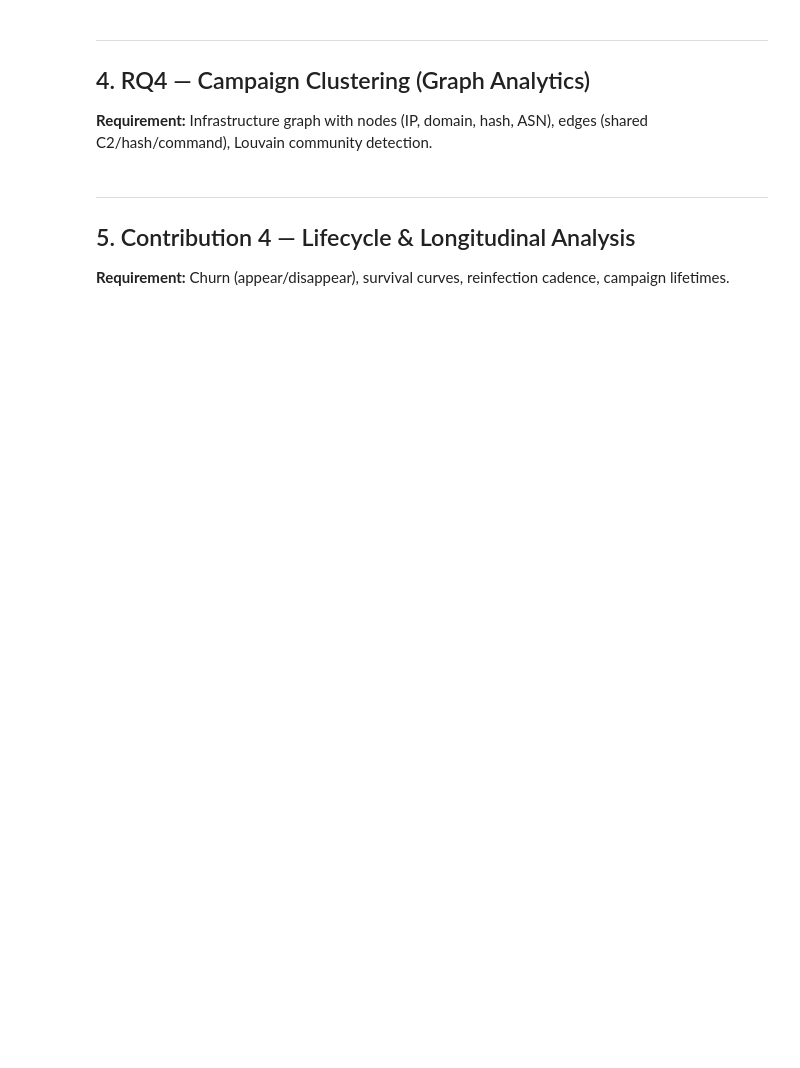
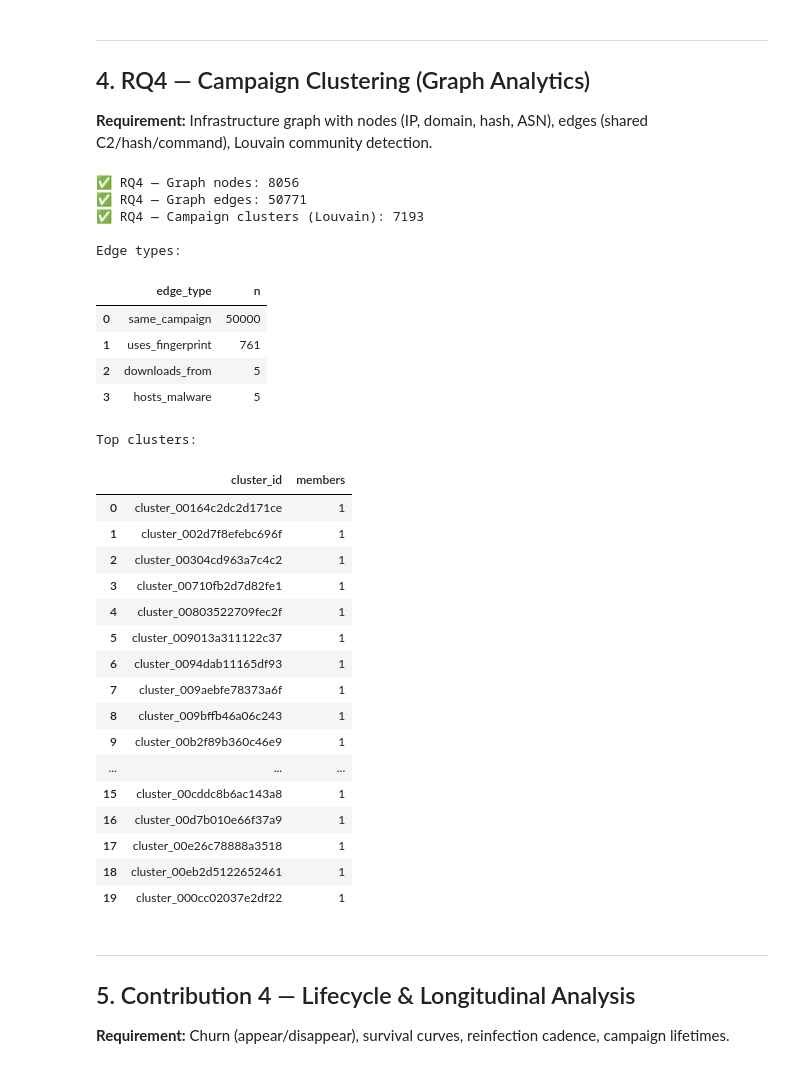
Before and after one commit to Faisal-8898/Cyber-Security-Data-Analysis-Pipeline, a Jupyter notebook: research-notebook/investigation-of-data.ipynb, the cells around one changed output. Drawn from its saved outputs; the diff is of its cells as text; code cells hidden in the pictures; blank space fills up the shorter version.

```diff
--- a/research-notebook/investigation-of-data.ipynb
+++ b/research-notebook/investigation-of-data.ipynb
@@ -280,24 +438,53 @@ display(creds)
 ## 4. RQ4 — Campaign Clustering (Graph Analytics)
 **Requirement:** Infrastructure graph with nodes (IP, domain, hash, ASN), edges (shared C2/hash/command), Louvain community detection.
 # %%
-graph_nodes = scalar("SELECT count(*) FROM graph_nodes")
-graph_edges = scalar("SELECT count(*) FROM graph_edges")
-clusters    = scalar("SELECT count(*) FROM campaign_clusters")
+graph_nodes = scalar_safe("SELECT count(*) FROM graph_nodes") or 0
+graph_edges = scalar_safe("SELECT count(*) FROM graph_edges") or 0
+clusters    = scalar_safe("SELECT count(*) FROM campaign_clusters") or 0
 
 status(graph_nodes > 0, f"RQ4 — Graph nodes: {graph_nodes}")
 status(graph_edges > 0, f"RQ4 — Graph edges: {graph_edges}")
 status(clusters > 0,    f"RQ4 — Campaign clusters (Louvain): {clusters}")
 
 if graph_nodes == 0:
     print("\n⚠️  Graph not yet built. Run: make build-graph && make cluster")
     print("   Input data ready: credentials table has", total_creds, "rows")
     print("   Expected edges from shared credential pairs: hundreds of same_campaign links")
 else:
-    edge_types = q("SELECT edge_type, count(*) n FROM graph_edges GROUP BY edge_type ORDER BY n DESC")
+    edge_types = q_safe("SELECT edge_type, count(*) n FROM graph_edges GROUP BY edge_type ORDER BY n DESC")
     print("\nEdge types:"); display(edge_types)
 
-    cluster_sizes = q("SELECT cluster_id, count(*) members FROM campaign_clusters GROUP BY cluster_id ORDER BY members DESC LIMIT 20")
+    cluster_sizes = q_safe("SELECT cluster_id, count(*) members FROM campaign_clusters GROUP BY cluster_id ORDER BY members DESC LIMIT 20")
     print("\nTop clusters:"); display(cluster_sizes)
+# %% [output]
+✅ RQ4 — Graph nodes: 8056
+✅ RQ4 — Graph edges: 50771
+✅ RQ4 — Campaign clusters (Louvain): 7193
+
+Edge types:
+|  | edge_type | n |
+| 0 | same_campaign | 50000 |
+| 1 | uses_fingerprint | 761 |
+| 2 | downloads_from | 5 |
+| 3 | hosts_malware | 5 |
+Top clusters:
+|  | cluster_id | members |
+| 0 | cluster_00164c2dc2d171ce | 1 |
+| 1 | cluster_002d7f8efebc696f | 1 |
+| 2 | cluster_00304cd963a7c4c2 | 1 |
+| 3 | cluster_00710fb2d7d82fe1 | 1 |
+| 4 | cluster_00803522709fec2f | 1 |
+| 5 | cluster_009013a311122c37 | 1 |
+| 6 | cluster_0094dab11165df93 | 1 |
+| 7 | cluster_009aebfe78373a6f | 1 |
+| 8 | cluster_009bffb46a06c243 | 1 |
+| 9 | cluster_00b2f89b360c46e9 | 1 |
+| ... | ... | ... |
+| 15 | cluster_00cddc8b6ac143a8 | 1 |
+| 16 | cluster_00d7b010e66f37a9 | 1 |
+| 17 | cluster_00e26c78888a3518 | 1 |
+| 18 | cluster_00eb2d5122652461 | 1 |
+| 19 | cluster_000cc02037e2df22 | 1 |
 # %% [markdown]
 ---
 ## 5. Contribution 4 — Lifecycle & Longitudinal Analysis
```
Also changed, not shown: parts of 24 cells of this notebook, 20 other files.
